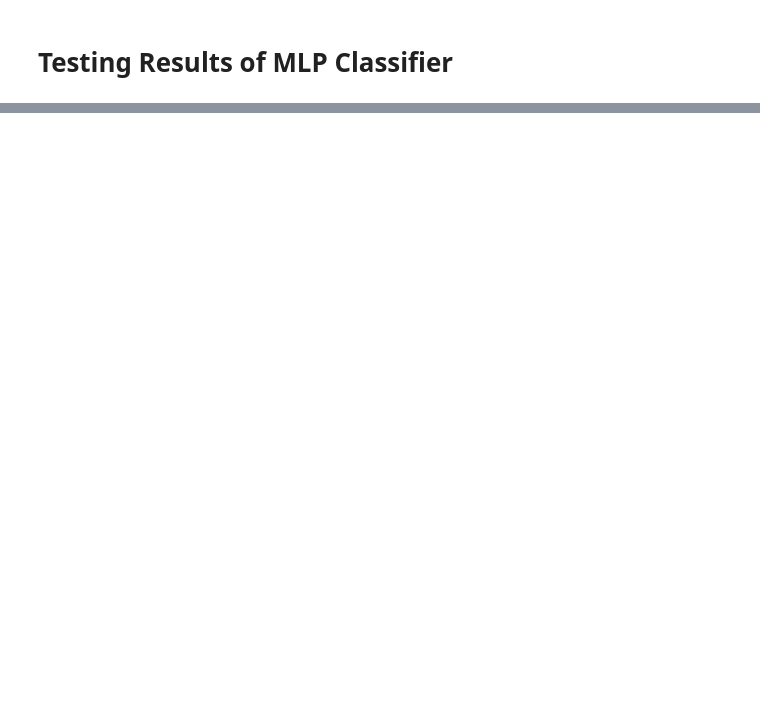
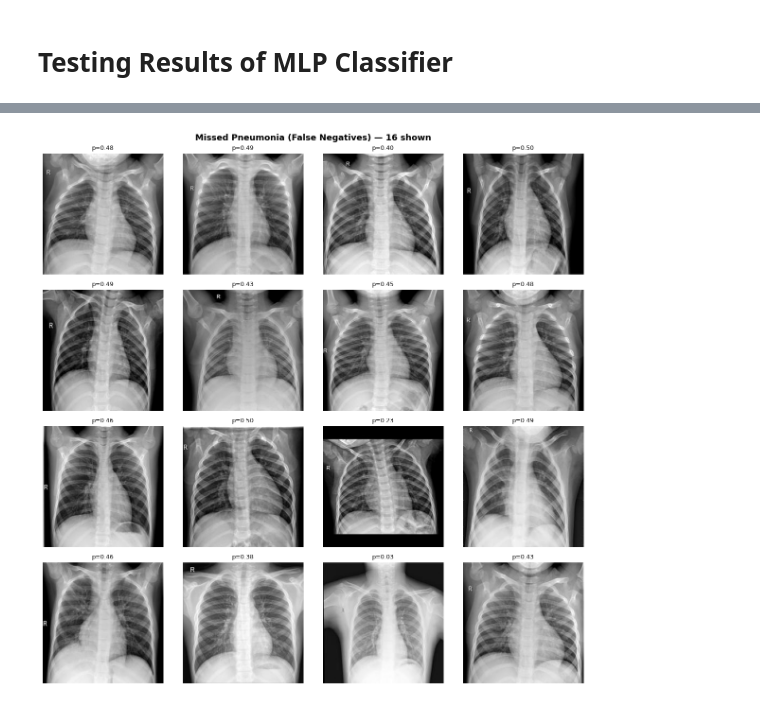
Before and after one commit to madsfjeldberg/xray-classification, a Jupyter notebook: mlp.ipynb, the cells around one changed output, grey strips where cells are left out. Drawn from its saved outputs; the diff is of its cells as text; code cells hidden in the pictures; blank space fills up the shorter version.

```diff
--- a/mlp.ipynb
+++ b/mlp.ipynb
@@ -72,0 +123,11 @@ plt.show()
+# %%
+from graphs import show_missed_pneumonia
+import importlib
+
+import graphs
+
+importlib.reload(graphs)
+
+show_missed_pneumonia(path, test_preds, test_labels)
+# %% [output]
+[figure, added]
```
Also changed, not shown: parts of 8 cells of this notebook, 20 other files.
